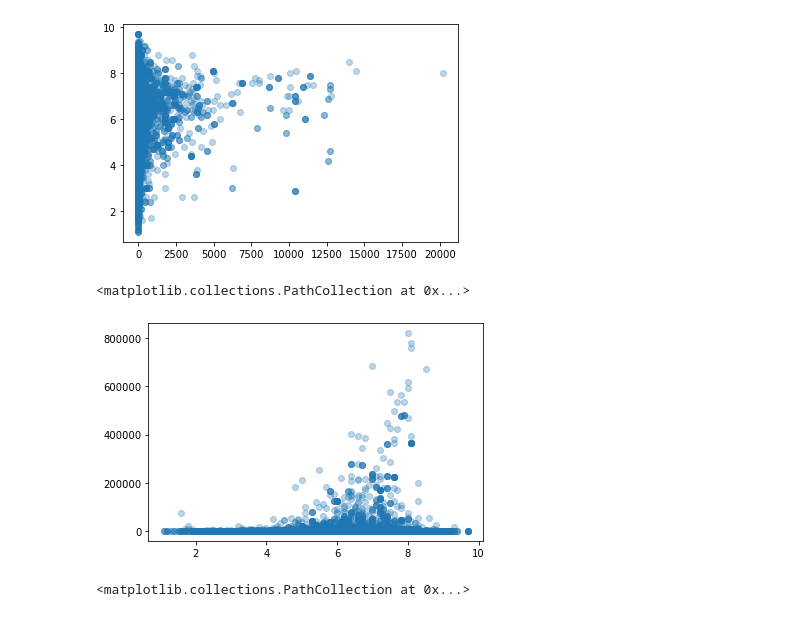
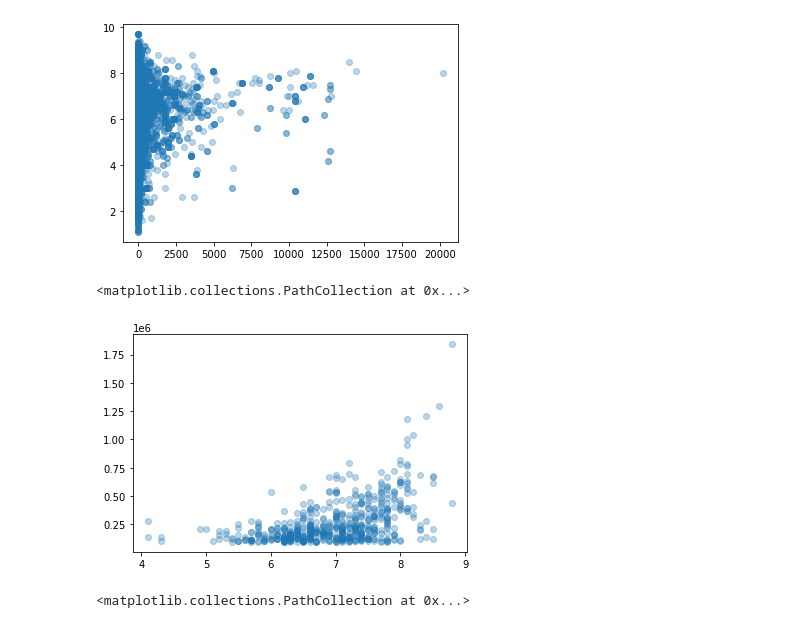
Before and after one commit to JCherryA050/phase_1_project, a Jupyter notebook: working_notebooks/ev_imdb_tmdb_notebook.ipynb, the cells around one changed output. Cells and saved outputs as stored; diff of their text form; code cells hidden in the pictures.

```diff
--- a/working_notebooks/ev_imdb_tmdb_notebook.ipynb
+++ b/working_notebooks/ev_imdb_tmdb_notebook.ipynb
@@ -159,4 +190,4 @@ tmdb_movies
 # %%
-imdb_df = pd.merge(imdb_ratings, imdb_akas, on='tconst', how='inner')
-imdb_df.head()
+imdb_df = pd.merge(imdb_akas, imdb_ratings, on='tconst', how='left')
+imdb_df.info()
 # %% [output]
@@ -365,3 +608,6 @@ imdb_df.corr()
+# %%
+imdb_df_avg_num = imdb_df[imdb_df['averagerating'] > 0]
+imdb_df_avg_num = imdb_df[imdb_df['numvotes'] > imdb_df['numvotes'].mean()]
 # %%
 fig, ax = plt.subplots()
 ax.scatter(imdb_df['averagerating'], imdb_df['vote_count_y'], alpha=.3)
@@ -376,10 +622,10 @@ ax.scatter(imdb_df['vote_count_y'], imdb_df['averagerating'], alpha=.3)
 [figure]
 # %%
 fig, ax = plt.subplots()
-ax.scatter(imdb_df['averagerating'], imdb_df['numvotes'], alpha=.3)
+ax.scatter(imdb_df_avg_num['averagerating'], imdb_df_avg_num['numvotes'], alpha=.3)
 # %% [output]
 <matplotlib.collections.PathCollection at 0x...>
-[figure, old version]
+[figure, new version]
 # %%
 fig, ax = plt.subplots()
 ax.scatter(imdb_df['averagerating'], imdb_df['popularity_y'], alpha=.3)
```
Also changed, not shown: parts of 44 cells of this notebook.
